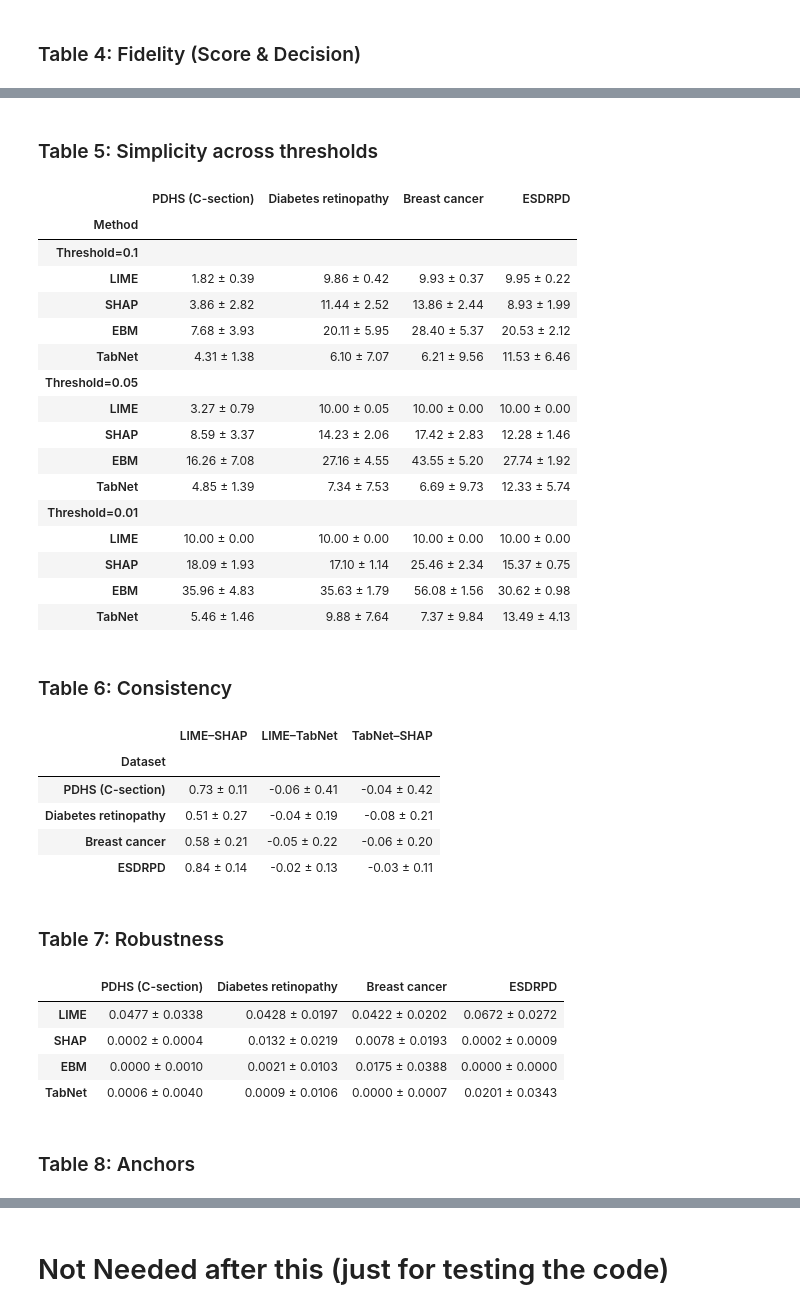
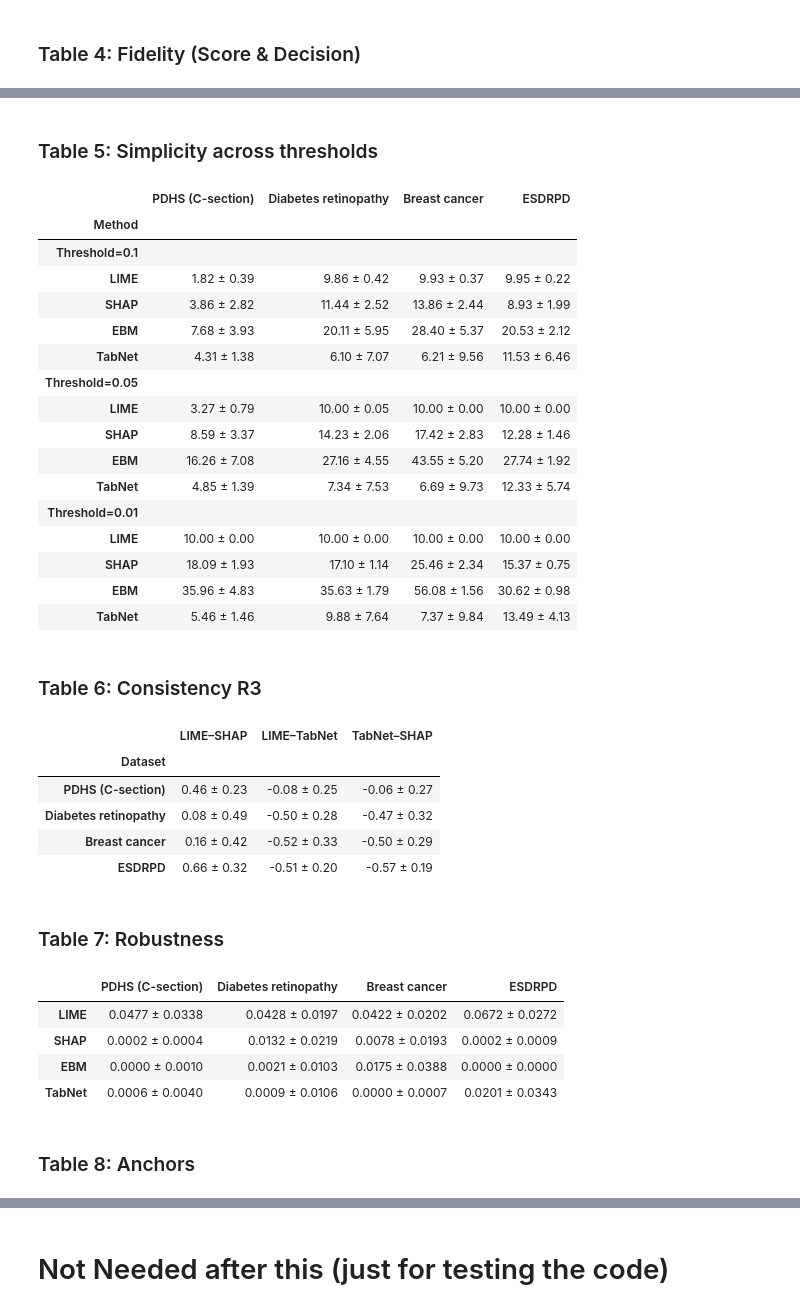
Before and after one commit to matifq/XAI_Tab_Health, a Jupyter notebook: stats.ipynb, the cells around one changed output, grey strips where cells are left out. Cells and saved outputs as stored; diff of their text form; code cells hidden in the pictures.

Commit message:
Add files via upload
Consistency formula fixed_r3

```diff
--- a/stats.ipynb
+++ b/stats.ipynb
@@ -394,7 +460,7 @@ def table_simplicity_block(all_exp, dataset_order=None,
 def table_consistency(all_exp, decimals=2):
     rows = []
     for ds, exp in all_exp.items():
-        d = exp.consistency()  # {"LIME–SHAP": (m,s), ...}
+        d = exp.consistency_r3()  # {"LIME–SHAP": (m,s), ...}
         row = {"Dataset": ds}
         for pair, (m, s) in d.items():
             row[pair] = mean_pm_std(m, s, decimals=decimals)
@@ -490,7 +556,7 @@ disp.section("Table 5: Simplicity across thresholds")
 simp_tab = table_simplicity_block(all_exp)
 display(simp_tab)
 
-disp.section("Table 6: Consistency")
+disp.section("Table 6: Consistency R3")
 disp.dataframe(table_consistency(all_exp, decimals=2))
 
 # disp.section("Table 7: Robustness")
@@ -505,38 +571,38 @@ disp.dataframe(table_robustness_transposed(all_exp, decimals=4))
 disp.section("Table 8: Anchors")
 disp.dataframe(table_anchors(all_exp))
 # %% [output]
 ### Table 4: Fidelity (Score & Decision)
 |  | LIME (Score) | SHAP (Score) | LIME (Decision) | SHAP (Decision) |
 | Dataset |  |  |  |  |
 | PDHS (C-section) | 0.890 ± 0.152 | 1.000 ± 0.000 | 0.932 ± 0.251 | 1.000 ± 0.016 |
 | Diabetes retinopathy | 0.832 ± 0.118 | 1.000 ± 0.000 | 0.538 ± 0.499 | 0.994 ± 0.076 |
 | Breast cancer | 0.883 ± 0.076 | 1.000 ± 0.000 | 0.982 ± 0.131 | 1.000 ± 0.000 |
 | ESDRPD | 0.791 ± 0.145 | 1.000 ± 0.000 | 0.917 ± 0.276 | 1.000 ± 0.000 |
 ### Table 5: Simplicity across thresholds
 |  | PDHS (C-section) | Diabetes retinopathy | Breast cancer | ESDRPD |
 | Method |  |  |  |  |
 | Threshold=0.1 |  |  |  |  |
 | LIME | 1.82 ± 0.39 | 9.86 ± 0.42 | 9.93 ± 0.37 | 9.95 ± 0.22 |
 | SHAP | 3.86 ± 2.82 | 11.44 ± 2.52 | 13.86 ± 2.44 | 8.93 ± 1.99 |
 | EBM | 7.68 ± 3.93 | 20.11 ± 5.95 | 28.40 ± 5.37 | 20.53 ± 2.12 |
 | TabNet | 4.31 ± 1.38 | 6.10 ± 7.07 | 6.21 ± 9.56 | 11.53 ± 6.46 |
 | Threshold=0.05 |  |  |  |  |
 | LIME | 3.27 ± 0.79 | 10.00 ± 0.05 | 10.00 ± 0.00 | 10.00 ± 0.00 |
 | SHAP | 8.59 ± 3.37 | 14.23 ± 2.06 | 17.42 ± 2.83 | 12.28 ± 1.46 |
 | EBM | 16.26 ± 7.08 | 27.16 ± 4.55 | 43.55 ± 5.20 | 27.74 ± 1.92 |
 | TabNet | 4.85 ± 1.39 | 7.34 ± 7.53 | 6.69 ± 9.73 | 12.33 ± 5.74 |
 | Threshold=0.01 |  |  |  |  |
 | LIME | 10.00 ± 0.00 | 10.00 ± 0.00 | 10.00 ± 0.00 | 10.00 ± 0.00 |
 | SHAP | 18.09 ± 1.93 | 17.10 ± 1.14 | 25.46 ± 2.34 | 15.37 ± 0.75 |
 | EBM | 35.96 ± 4.83 | 35.63 ± 1.79 | 56.08 ± 1.56 | 30.62 ± 0.98 |
 | TabNet | 5.46 ± 1.46 | 9.88 ± 7.64 | 7.37 ± 9.84 | 13.49 ± 4.13 |
-### Table 6: Consistency
+### Table 6: Consistency R3
 |  | LIME–SHAP | LIME–TabNet | TabNet–SHAP |
 | Dataset |  |  |  |
-| PDHS (C-section) | 0.73 ± 0.11 | -0.06 ± 0.41 | -0.04 ± 0.42 |
-| Diabetes retinopathy | 0.51 ± 0.27 | -0.04 ± 0.19 | -0.08 ± 0.21 |
-| Breast cancer | 0.58 ± 0.21 | -0.05 ± 0.22 | -0.06 ± 0.20 |
-| ESDRPD | 0.84 ± 0.14 | -0.02 ± 0.13 | -0.03 ± 0.11 |
+| PDHS (C-section) | 0.46 ± 0.23 | -0.08 ± 0.25 | -0.06 ± 0.27 |
+| Diabetes retinopathy | 0.08 ± 0.49 | -0.50 ± 0.28 | -0.47 ± 0.32 |
+| Breast cancer | 0.16 ± 0.42 | -0.52 ± 0.33 | -0.50 ± 0.29 |
+| ESDRPD | 0.66 ± 0.32 | -0.51 ± 0.20 | -0.57 ± 0.19 |
 ### Table 7: Robustness
 |  | PDHS (C-section) | Diabetes retinopathy | Breast cancer | ESDRPD |
 | LIME | 0.0477 ± 0.0338 | 0.0428 ± 0.0197 | 0.0422 ± 0.0202 | 0.0672 ± 0.0272 |
```
Also changed, not shown: parts of 12 cells of this notebook.
